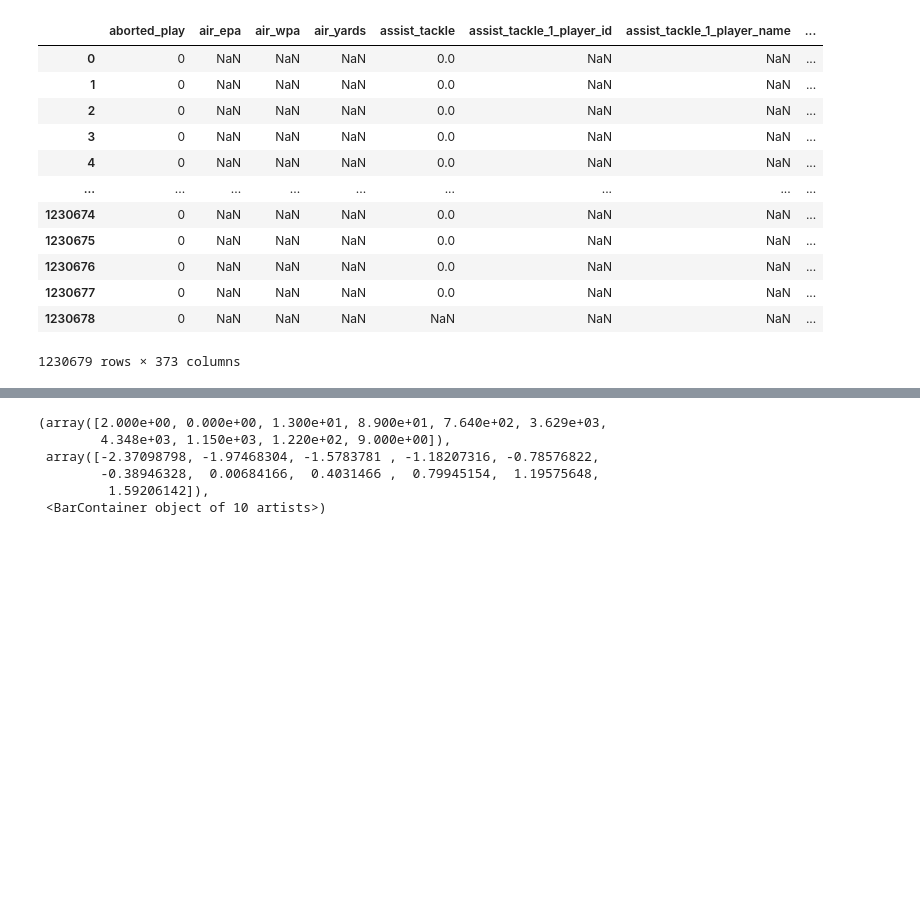
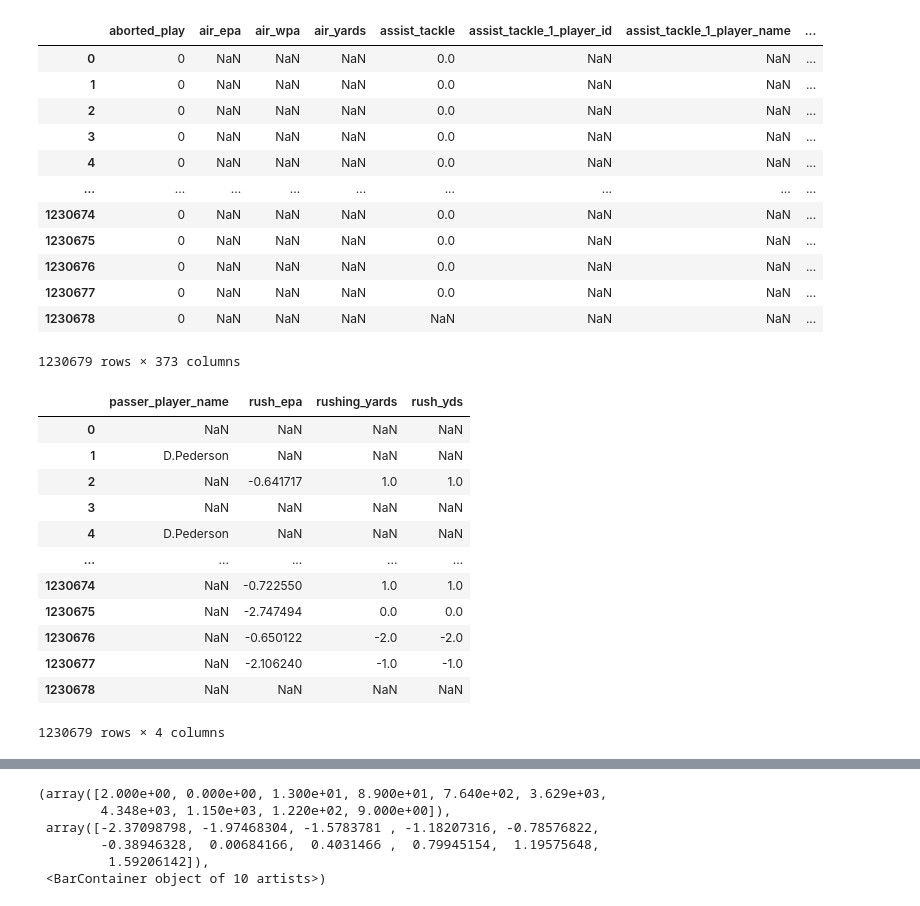
Before and after one commit to alexanderjireland/brock-purdy-mid-course-project, a Jupyter notebook: notebook/EDA_Python.ipynb, the cells around one changed output, grey strips where cells are left out. Cells and saved outputs as stored; diff of their text form; code cells hidden in the pictures; blank space fills up the shorter version.

```diff
--- a/notebook/EDA_Python.ipynb
+++ b/notebook/EDA_Python.ipynb
@@ -56,12 +56,13 @@ def anya(pass_yds, tds, ints, sack_yds, sacks, pass_attempts):
 
 data['short_pass'] = data["pass_length"] == "short"
 data['rush_epa'] = np.where(data['rush_attempt'] == 1, data['epa'], np.nan)
+data['rush_yds'] = np.where(data['rush_attempt'] == 1, data['rushing_yards'], np.nan)
 
 data['sack_yards'] = np.where(data['sack'] == 1, data['yards_gained'], 0)
+data['win'] = data['result'] > 0
 game_data = data.groupby(['game_id', 'passer_player_name']).agg({'air_yards' : 'sum',
                                                                  'yards_after_catch' : 'sum',
                                                                  'yards_gained' : 'sum',
-                                                                 'rushing_yards': 'sum',
                                                                  'sack_yards' : 'sum',
                                                                  'touchdown' : 'sum',
                                                                  'complete_pass' : 'sum',
@@ -70,12 +71,12 @@ game_data = data.groupby(['game_id', 'passer_player_name']).agg({'air_yards' : '
                                                                  'sack' : 'sum',
                                                                  'qb_dropback' : 'sum',
                                                                  'qb_epa' : 'mean',
-                                                                 'rush_epa' : 'mean',
                                                                  'home_team': 'first',
                                                                  'away_team': 'first',
                                                                  'year' : 'first',
                                                                  'short_pass' : 'sum',
-                                                                 'posteam' : 'first'}).reset_index()
+                                                                 'posteam' : 'first',
+                                                                 'win' : 'first'}).reset_index()
 sack_data = data[data['sack']==1]
 #sack_data
 game_data['any_a'] = game_data.apply(lambda row: anya(pass_yds=row['air_yards'], tds=row['touchdown'], ints=row['interception'], sack_yds=row['sack_yards'], sacks=row['sack'], pass_attempts=row['pass_attempt']), axis = 1)
@@ -83,6 +84,22 @@ game_data['passer_rating'] = game_data.apply(lambda row: passer_rating(cmp = row
 game_data['percent_pass_yds_from_yac'] = np.where(game_data['yards_gained'] != 0, game_data['yards_after_catch'] / game_data['yards_gained'], np.nan)
 game_data['sacks_per_dropback'] = game_data['sack'] / game_data['qb_dropback']
 game_data['percent_short_pass'] = np.where(game_data['pass_attempt'] != 0, game_data['short_pass'] / game_data['pass_attempt'], np.nan)
+# %%
+data[['passer_player_name', 'rush_epa', 'rushing_yards', 'rush_yds']]
+# %% [output]
+|  | passer_player_name | rush_epa | rushing_yards | rush_yds |
+| 0 | NaN | NaN | NaN | NaN |
+| 1 | D.Pederson | NaN | NaN | NaN |
+| 2 | NaN | -0.641717 | 1.0 | 1.0 |
+| 3 | NaN | NaN | NaN | NaN |
+| 4 | D.Pederson | NaN | NaN | NaN |
+| ... | ... | ... | ... | ... |
+| 1230674 | NaN | -0.722550 | 1.0 | 1.0 |
+| 1230675 | NaN | -2.747494 | 0.0 | 0.0 |
+| 1230676 | NaN | -0.650122 | -2.0 | -2.0 |
+| 1230677 | NaN | -2.106240 | -1.0 | -1.0 |
+| 1230678 | NaN | NaN | NaN | NaN |
+1230679 rows × 4 columns
 # %%
 primary_passers = data.loc[
     data.groupby(['game_id', 'posteam'])['pass_attempt'].idxmax()
```
Also changed, not shown: parts of 4 cells of this notebook, 2 other files.
